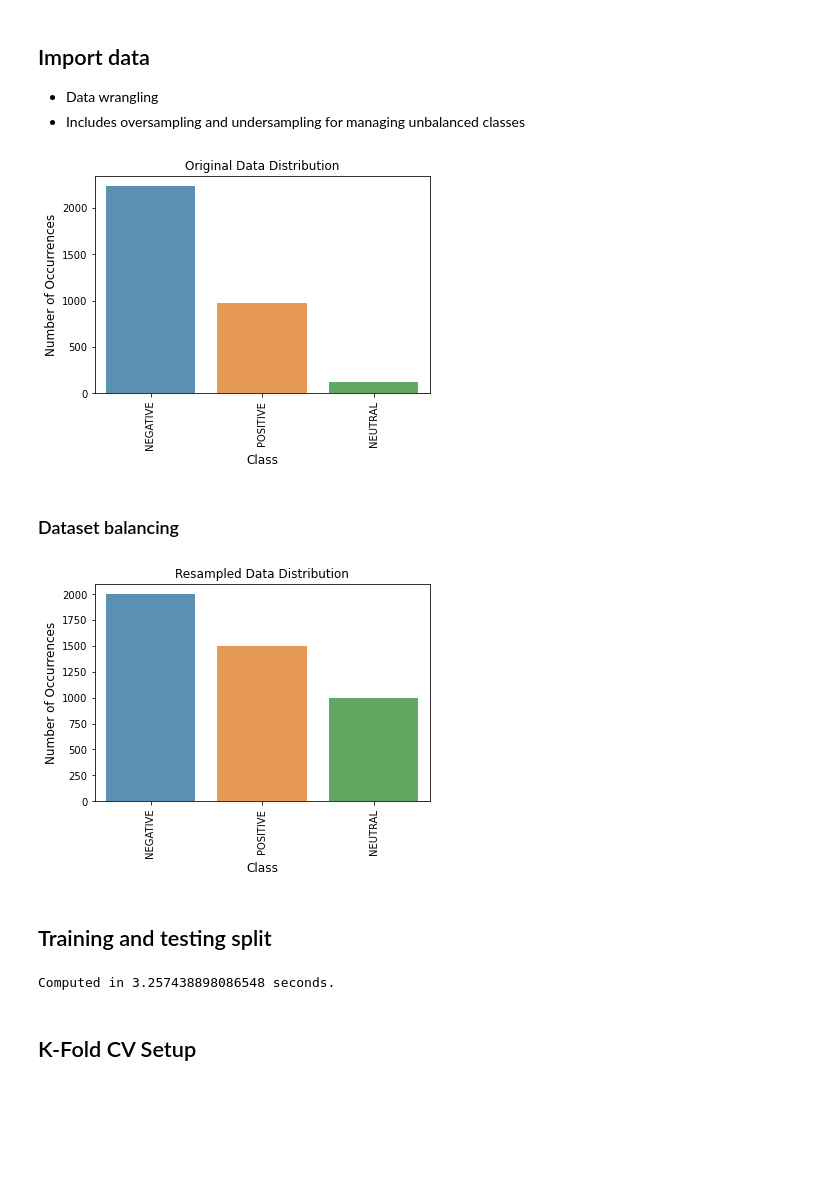
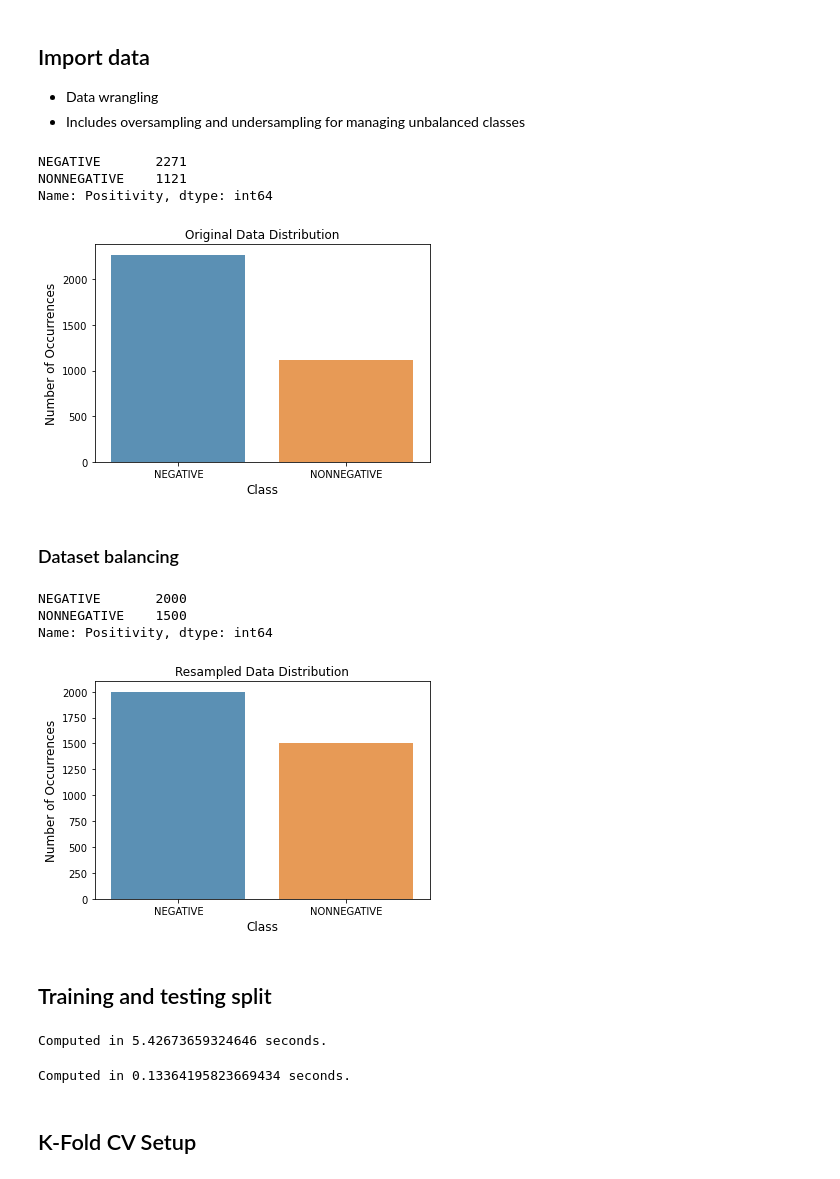
Before and after one commit to ailic96/Masters_Thesis, a Jupyter notebook: src/analysis/sentiment_ml.ipynb, the cells around one changed output. Saved outputs shown, nothing was run; the diff lists cells and outputs as text; code cells hidden in the pictures; blank space fills up the shorter version.

```diff
--- a/src/analysis/sentiment_ml.ipynb
+++ b/src/analysis/sentiment_ml.ipynb
@@ -54,32 +54,33 @@ def model_metrics(Train_Y, Test_Y, predictions):
 # %%
 
 np.random.seed(42)
 
 absolute = 'C:\\Users\\usisavac\\Python\\Diplomski_Rad\\'
 
-path = absolute + 'data\\portal_articles_final.csv'
+path = absolute + 'data\\portal_articles_classes.csv'
 
-data = pd.read_csv(path)
+data = pd.read_csv(path, encoding='utf-8')
 data = data.dropna(subset = ['Title_positivity_sentence', 'Subtitle_positivity_sentence', 'Text_positivity_sentence'])
 
 class_count_df = data['Positivity'].value_counts()
+print(class_count_df)
 
 sns.barplot(class_count_df.index, class_count_df.values, alpha=0.8)
 plt.title('Original Data Distribution')
 plt.ylabel('Number of Occurrences', fontsize=12)
 plt.xlabel('Class', fontsize=12)
-plt.xticks(rotation=90)
 plt.show();
 # %% [output]
+NEGATIVE       2271
+NONNEGATIVE    1121
+Name: Positivity, dtype: int64
-[figure, old version]
+[figure, new version]
 # %% [markdown]
 ### Dataset balancing
 # %%
 
-data_positive = data[data['Positivity'] == 'POSITIVE']
-data_neutral = data[data['Positivity'] == 'NEUTRAL']
+data_non_negative = data[data['Positivity'] == 'NONNEGATIVE']
 data_negative = data[data['Positivity'] == 'NEGATIVE']
-#N!: 2256 P: 993 N: 121
 
 # Downsample majority class
 data_negative_downsampled = resample(data_negative,
@@ -87,30 +88,29 @@ data_negative_downsampled = resample(data_negative,
                                  n_samples=2000,     # to match minority class
                                  random_state=42) # reproducible results
 
-# Upsample minority class
-data_neutral_upsampled = resample(data_neutral,
-                                 replace=True,     # sample with replacement
-                                 n_samples=993,    # to match majority class
-                                 random_state=42) # reproducible results
+
 
 # Upsample minority class
-data_positive_upsampled = resample(data_positive,
+data_non_negative_upsampled = resample(data_non_negative,
                                  replace=True,     # sample with replacement
                                  n_samples=1500,    # to match majority class
                                  random_state=42) # reproducible results
 # Combine minority class with downsampled majority class
-data = pd.concat([data_negative_downsampled,data_neutral_upsampled, data_positive_upsampled])
+data = pd.concat([data_negative_downsampled, data_non_negative_upsampled])
 
 class_count_df = data['Positivity'].value_counts()
+print(class_count_df)
 
 sns.barplot(class_count_df.index, class_count_df.values, alpha=0.8)
 plt.title('Resampled Data Distribution')
 plt.ylabel('Number of Occurrences', fontsize=12)
 plt.xlabel('Class', fontsize=12)
-plt.xticks(rotation=90)
 plt.show()
 # %% [output]
+NEGATIVE       2000
+NONNEGATIVE    1500
+Name: Positivity, dtype: int64
-[figure, old version]
+[figure, new version]
 # %% [markdown]
 ## Training and testing split
 # %%
@@ -119,22 +119,26 @@ start_time = time.time()
 # Train and test set
 X_train, X_test, Y_train, Y_test = model_selection.train_test_split(data['Article_text'], data['Positivity'], test_size=0.3, stratify=data['Positivity'])
 
-#Encoder = LabelEncoder()
-#Y_train = Encoder.fit_transform(Y_train)
-#Y_test = Encoder.fit_transform(Y_test)
-
 Tfidf_vect = TfidfVectorizer(max_features=5000)
-Tfidf_vect.fit(data['Article_text'])
-X_train_Tfidf = Tfidf_vect.transform(X_train)
-X_test_Tfidf = Tfidf_vect.transform(X_test)
-
-# SMOTE setup (If needed)
-sm = SMOTE(random_state = 42)
-X_train_tfidf_sm, Y_train_sm = sm.fit_resample(X_train_Tfidf, Y_train)
+Tfidf_vect.fit(data['Article_text'].values.astype('U'))
+X_train_Tfidf = Tfidf_vect.transform(X_train.values.astype('U'))
+X_test_Tfidf = Tfidf_vect.transform(X_test.values.astype('U'))
 
 print("\n\nComputed in %s seconds." % (time.time() - start_time))
 # %% [output]
-Computed in 3.257438898086548 seconds.
+Computed in 5.42673659324646 seconds.
+# %%
+start_time = time.time()
+
+# Train and test set
+X_train_title, X_test_title, Y_train_title, Y_test_title = model_selection.train_test_split(data['Title'], data['Positivity'], test_size=0.3, stratify=data['Positivity'])
+
+X_train_Tfidf_title = Tfidf_vect.transform(X_train_title.values.astype('U'))
+X_test_Tfidf_title = Tfidf_vect.transform(X_test_title.values.astype('U'))
+
+print("\n\nComputed in %s seconds." % (time.time() - start_time))
+# %% [output]
+Computed in 0.13364195823669434 seconds.
 # %% [markdown]
 ## K-Fold CV Setup
 # %%
```
Also changed, not shown: parts of 4 cells of this notebook, 23 other files.
